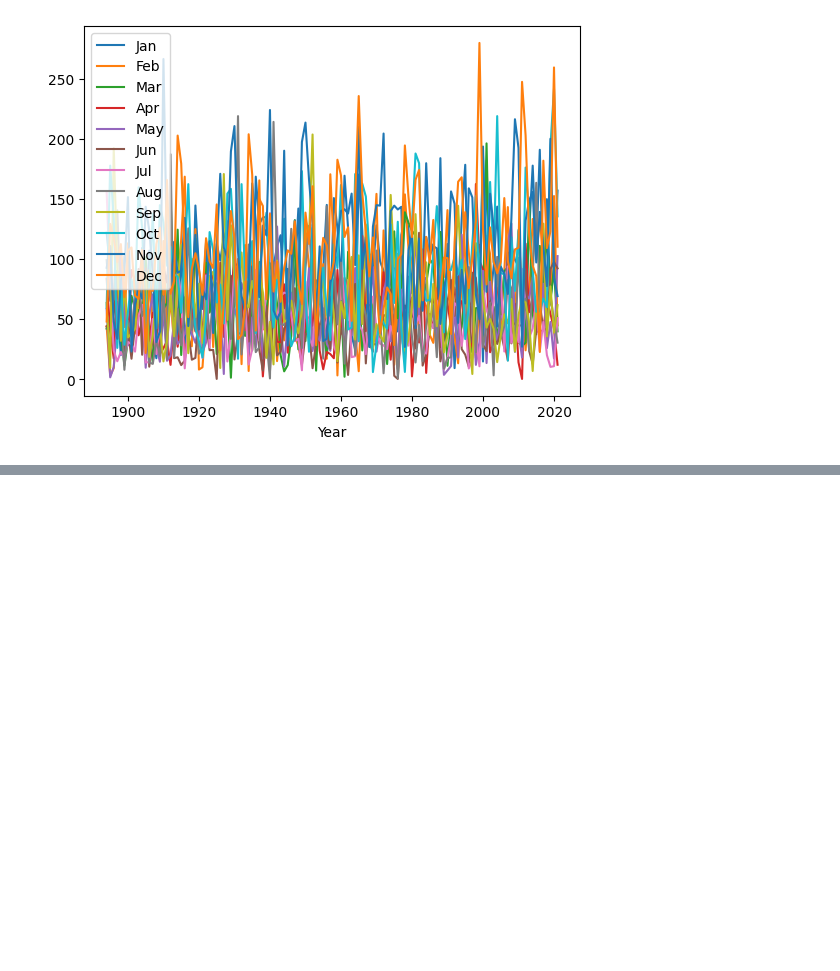
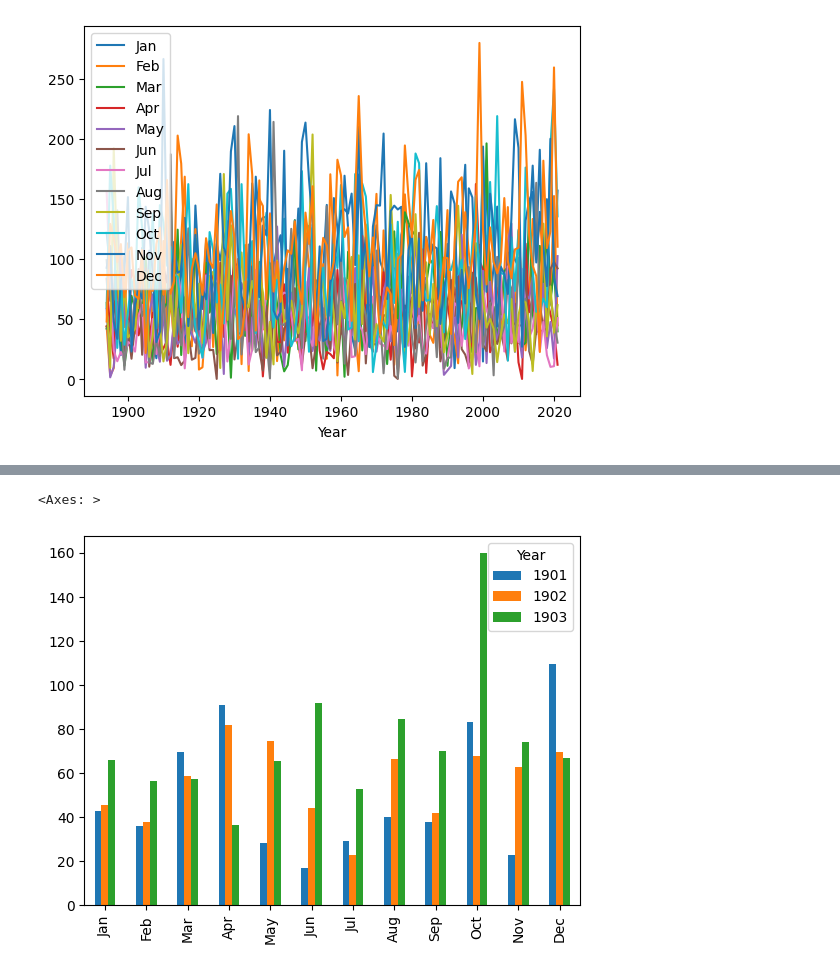
Before and after one commit to plavez/Jupyter, a Jupyter notebook: Matplotlib CSV.ipynb, the cells around one changed output, grey strips where cells are left out. Drawn from its saved outputs; the diff is of its cells as text; code cells hidden in the pictures; blank space fills up the shorter version.

```diff
--- a/Matplotlib CSV.ipynb
+++ b/Matplotlib CSV.ipynb
@@ -39,0 +50,5 @@ plt.show()
+# %%
+df.drop(columns='YearTotalmm').T.plot(y=[1901,1902,1903],kind='bar')
+# %% [output]
+<Axes: >
+[figure, added]
```
Also changed, not shown: parts of 1 cell of this notebook.
